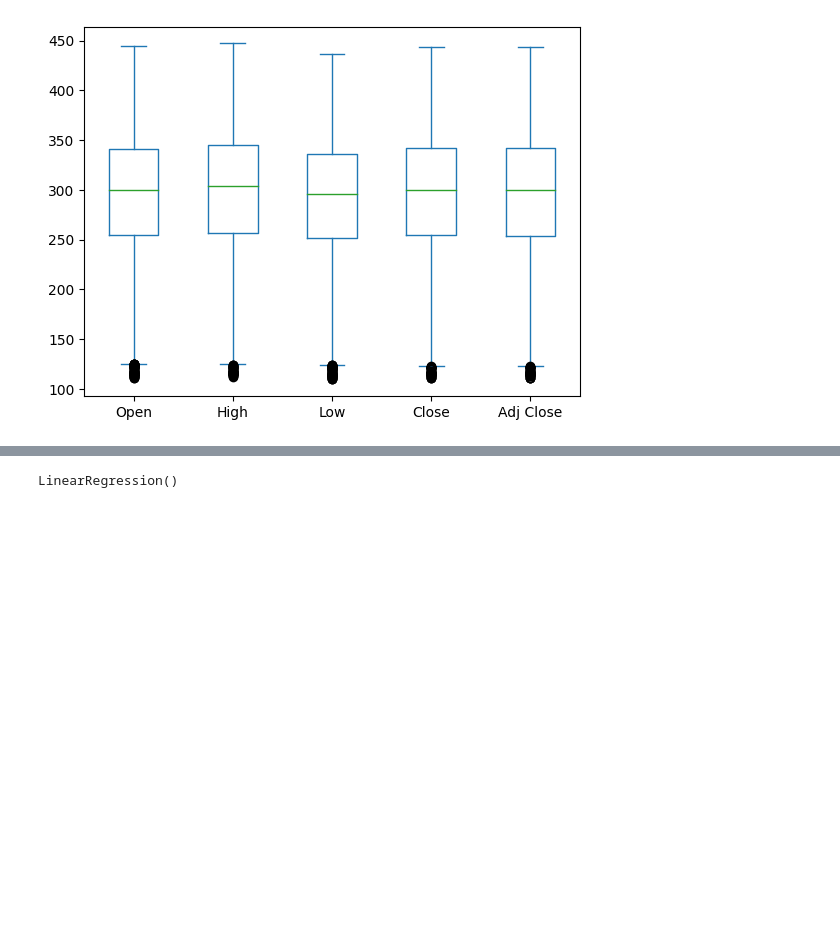
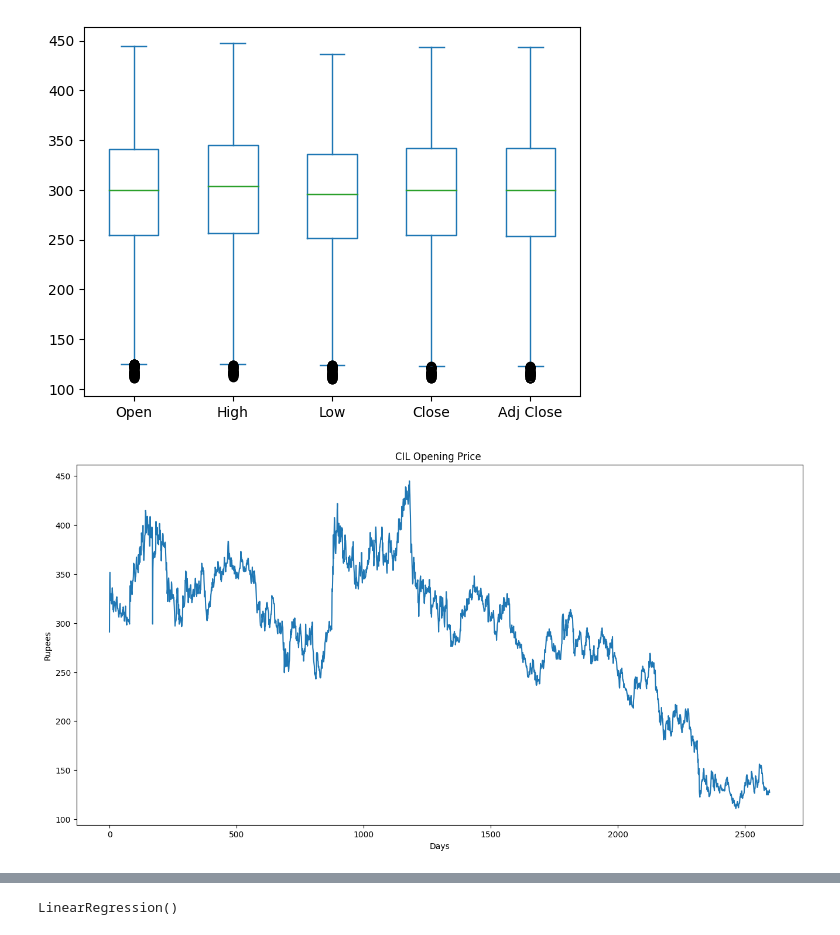
Before and after one commit to kshitizkool/Codeclause, a Jupyter notebook: COALINDIA.ipynb, the cells around one changed output, grey strips where cells are left out. Saved outputs shown, nothing was run; the diff lists cells and outputs as text; code cells hidden in the pictures; blank space fills up the shorter version.

```diff
--- a/COALINDIA.ipynb
+++ b/COALINDIA.ipynb
@@ -64,3 +70,12 @@ cil[['Open','High','Low','Close','Adj Close']].plot(kind='box')
 # %% [output]
 <Axes: >
 [figure]
+# %%
+plt.figure(figsize=(16,8))
+plt.title('CIL Opening Price ')
+plt.xlabel('Days')
+plt.ylabel('Rupees')
+plt.plot(cil['Open'])
+plt.show()
+# %% [output]
+[figure, added]
```
Also changed, not shown: parts of 28 cells of this notebook.
